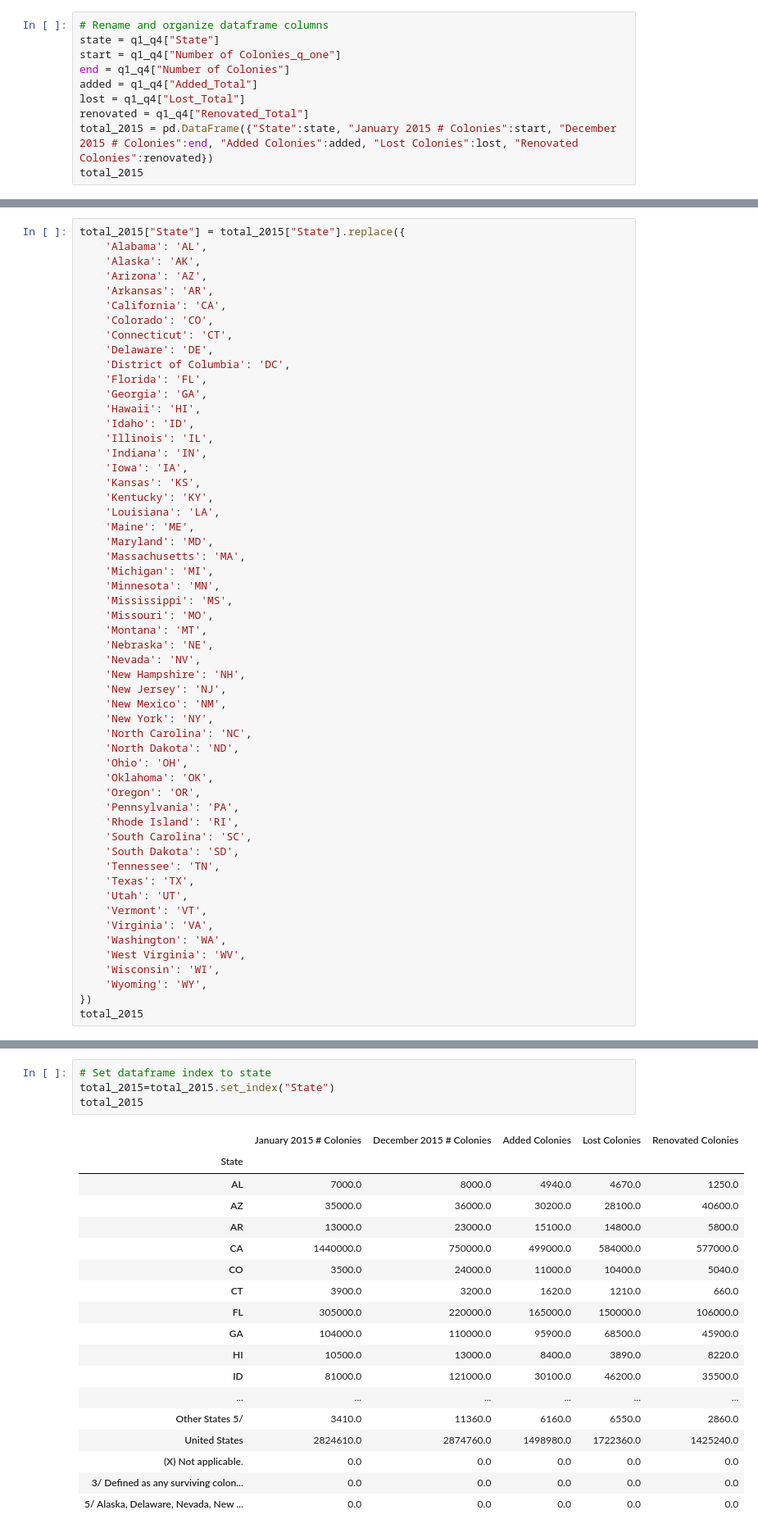
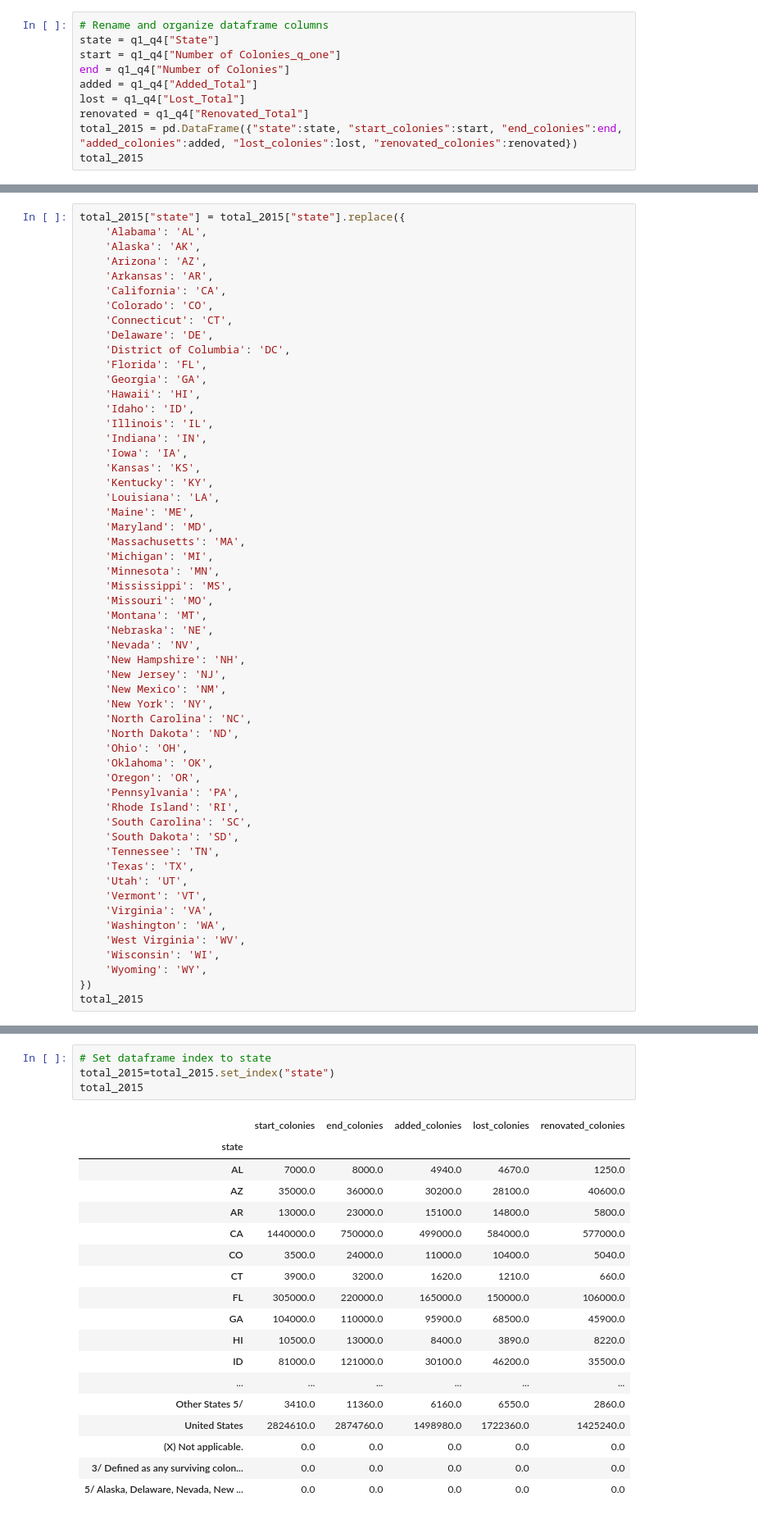
Before and after one commit to ericaleon/ETL_project, a Jupyter notebook: Extract Colony Data.ipynb, the cells around one changed output, grey strips where cells are left out. Shown: that part at 82% size. Drawn from its saved outputs; the diff is of its cells as text.

```diff
--- a/Extract Colony Data.ipynb
+++ b/Extract Colony Data.ipynb
@@ -297,6 +307,6 @@ end = q1_q4["Number of Colonies"]
 added = q1_q4["Added_Total"]
 lost = q1_q4["Lost_Total"]
 renovated = q1_q4["Renovated_Total"]
-total_2015 = pd.DataFrame({"State":state, "January 2015 # Colonies":start, "December 2015 # Colonies":end, "Added Colonies":added, "Lost Colonies":lost, "Renovated Colonies":renovated})
+total_2015 = pd.DataFrame({"state":state, "start_colonies":start, "end_colonies":end, "added_colonies":added, "lost_colonies":lost, "renovated_colonies":renovated})
 total_2015
 # %% [output]
@@ -320,5 +330,5 @@ total_2015
 # %%
-total_2015["State"] = total_2015["State"].replace({
+total_2015["state"] = total_2015["state"].replace({
     'Alabama': 'AL',
     'Alaska': 'AK',
     'Arizona': 'AZ',
@@ -393,10 +403,10 @@ total_2015
 # %%
 # Set dataframe index to state
-total_2015=total_2015.set_index("State")
+total_2015=total_2015.set_index("state")
 total_2015
 # %% [output]
-|  | January 2015 # Colonies | December 2015 # Colonies | Added Colonies | Lost Colonies | Renovated Colonies |
-| State |  |  |  |  |  |
+|  | start_colonies | end_colonies | added_colonies | lost_colonies | renovated_colonies |
+| state |  |  |  |  |  |
 | AL | 7000.0 | 8000.0 | 4940.0 | 4670.0 | 1250.0 |
 | AZ | 35000.0 | 36000.0 | 30200.0 | 28100.0 | 40600.0 |
 | AR | 13000.0 | 23000.0 | 15100.0 | 14800.0 | 5800.0 |
```
Also changed, not shown: parts of 15 cells of this notebook, 1 other file.
